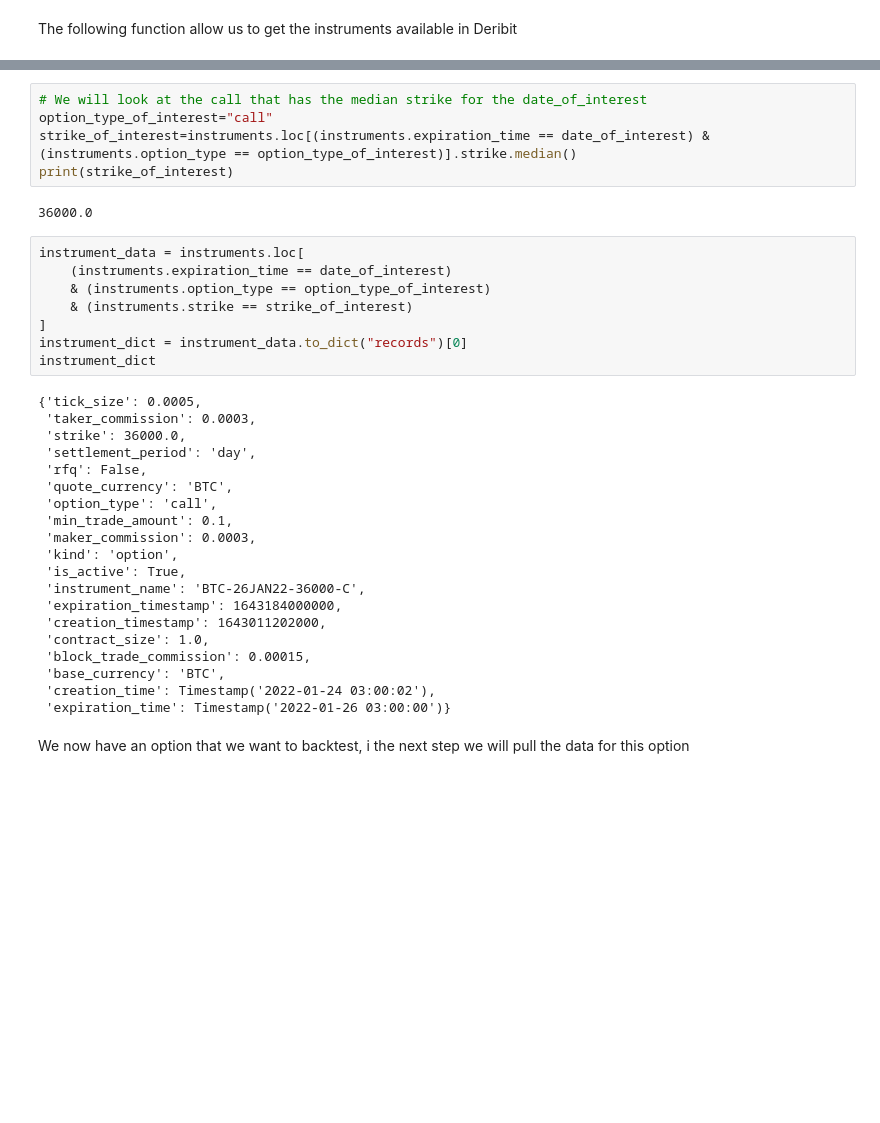
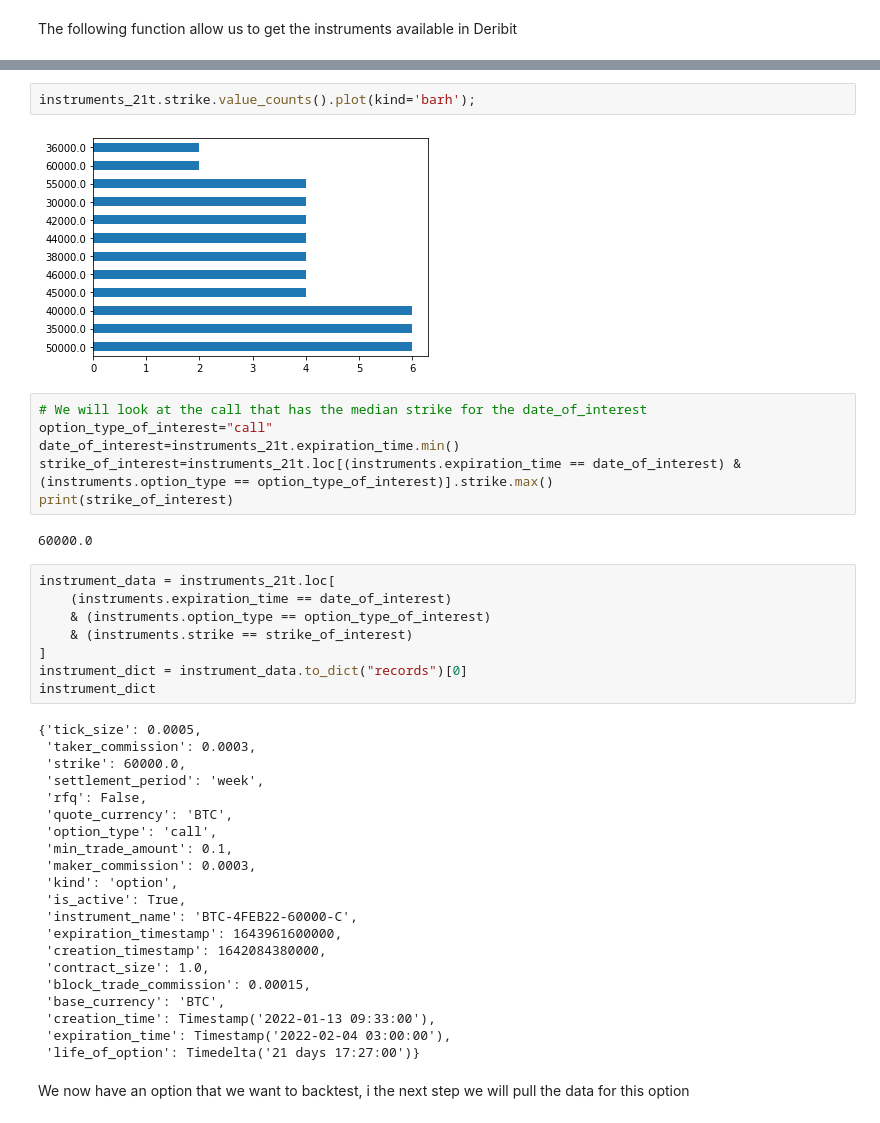
Before and after one commit to marcNY/crypto_option_dashboard, a Jupyter notebook: notebooks/demo.ipynb, the cells around one changed output, grey strips where cells are left out. Saved outputs shown, nothing was run; the diff lists cells and outputs as text; blank space fills up the shorter version.

```diff
--- a/notebooks/demo.ipynb
+++ b/notebooks/demo.ipynb
@@ -65,12 +74,17 @@ instruments.loc[
+# %%
+instruments_21t.strike.value_counts().plot(kind='barh');
+# %% [output]
+[figure, added]
 # %%
 # We will look at the call that has the median strike for the date_of_interest
 option_type_of_interest="call"
-strike_of_interest=instruments.loc[(instruments.expiration_time == date_of_interest) & (instruments.option_type == option_type_of_interest)].strike.median()
+date_of_interest=instruments_21t.expiration_time.min()
+strike_of_interest=instruments_21t.loc[(instruments.expiration_time == date_of_interest) & (instruments.option_type == option_type_of_interest)].strike.max()
 print(strike_of_interest)
 # %% [output]
-36000.0
+60000.0
 # %%
-instrument_data = instruments.loc[
+instrument_data = instruments_21t.loc[
     (instruments.expiration_time == date_of_interest)
     & (instruments.option_type == option_type_of_interest)
     & (instruments.strike == strike_of_interest)
@@ -80,8 +94,8 @@ instrument_dict
 # %% [output]
 {'tick_size': 0.0005,
  'taker_commission': 0.0003,
- 'strike': 36000.0,
- 'settlement_period': 'day',
+ 'strike': 60000.0,
+ 'settlement_period': 'week',
  'rfq': False,
  'quote_currency': 'BTC',
  'option_type': 'call',
@@ -89,14 +103,15 @@ instrument_dict
  'maker_commission': 0.0003,
  'kind': 'option',
  'is_active': True,
- 'instrument_name': 'BTC-26JAN22-36000-C',
- 'expiration_timestamp': 1643184000000,
- 'creation_timestamp': 1643011202000,
+ 'instrument_name': 'BTC-4FEB22-60000-C',
+ 'expiration_timestamp': 1643961600000,
+ 'creation_timestamp': 1642084380000,
  'contract_size': 1.0,
  'block_trade_commission': 0.00015,
  'base_currency': 'BTC',
- 'creation_time': Timestamp('2022-01-24 03:00:02'),
- 'expiration_time': Timestamp('2022-01-26 03:00:00')}
+ 'creation_time': Timestamp('2022-01-13 09:33:00'),
+ 'expiration_time': Timestamp('2022-02-04 03:00:00'),
+ 'life_of_option': Timedelta('21 days 17:27:00')}
 # %% [markdown]
 We now have an option that we want to backtest, i the next step we will pull the data for this option
 # %% [markdown]
```
Also changed, not shown: parts of 11 cells of this notebook, 1 other file.
